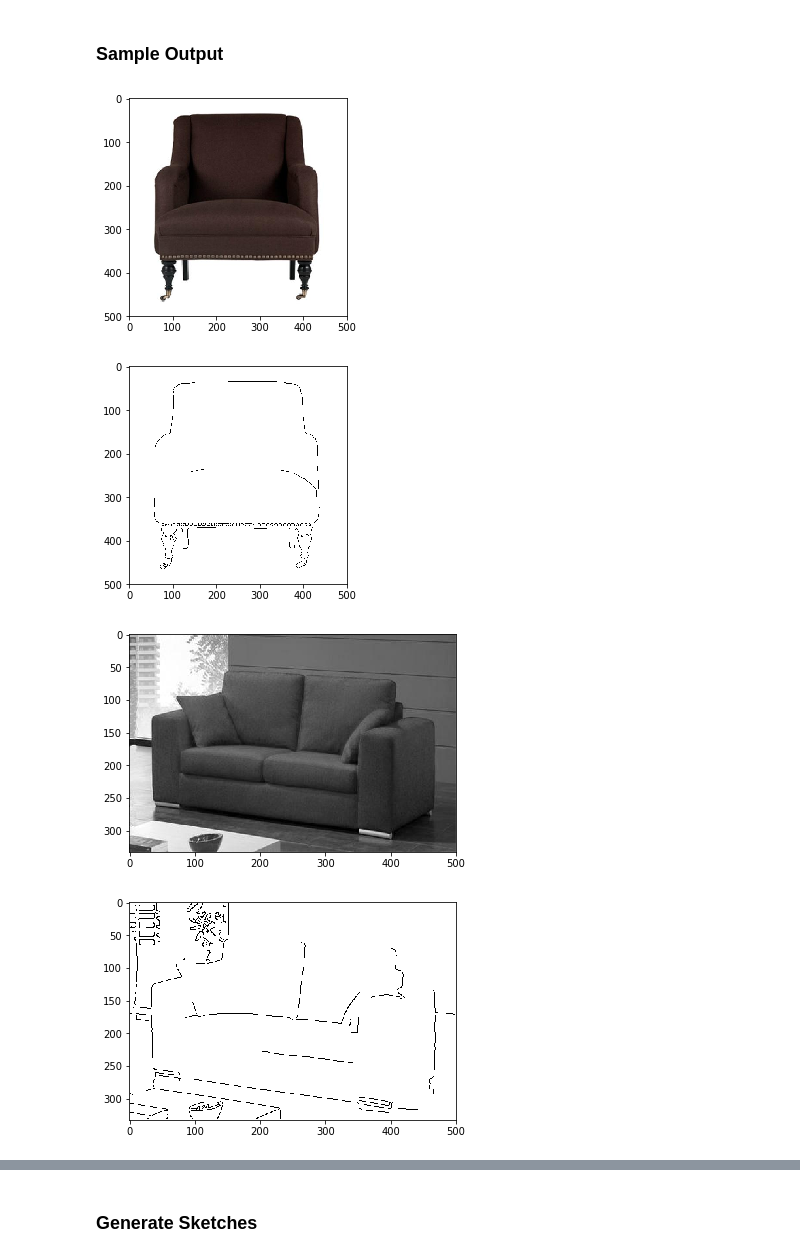
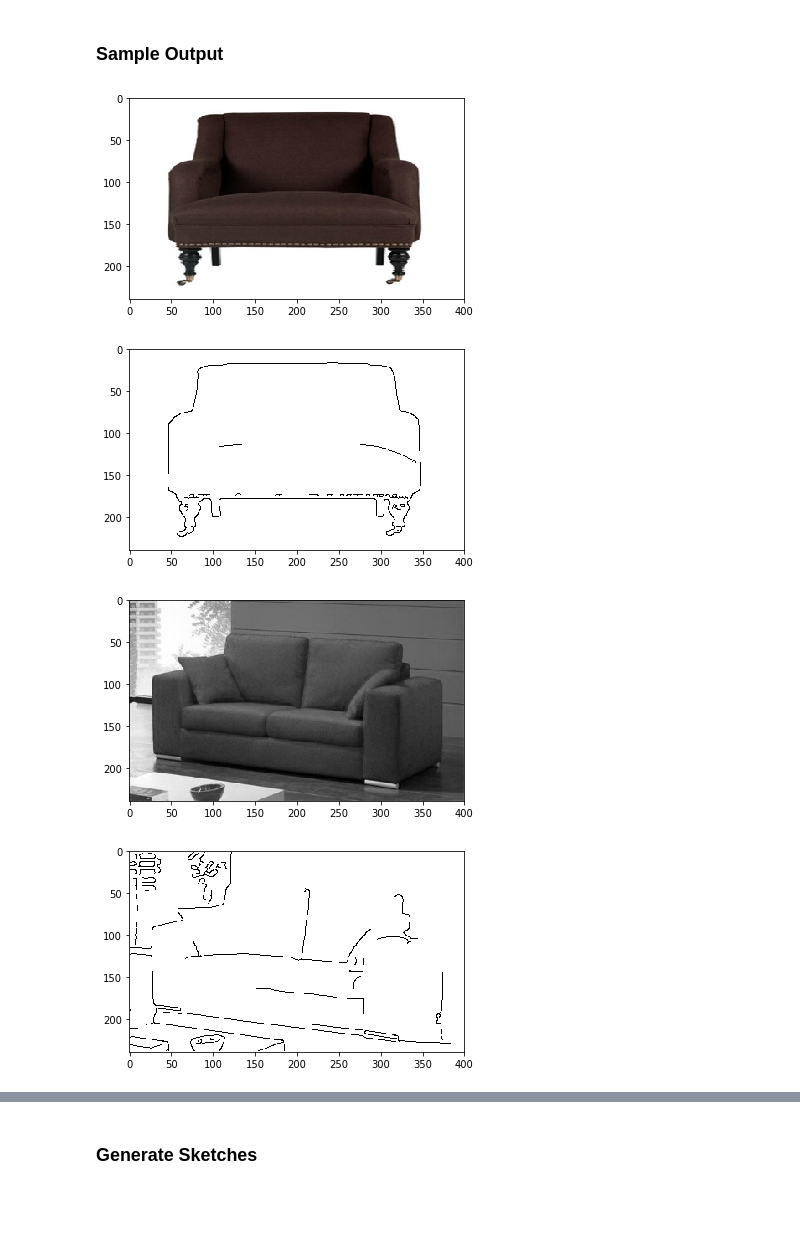
Before and after one commit to nina-hua/DesignGenerator, a Jupyter notebook: CannyEdgeDetector.ipynb, the cells around one changed output, grey strips where cells are left out. Drawn from its saved outputs; the diff is of its cells as text; code cells hidden in the pictures; blank space fills up the shorter version.

Commit message:
updated paths

```diff
--- a/CannyEdgeDetector.ipynb
+++ b/CannyEdgeDetector.ipynb
@@ -146,17 +146,17 @@ def invert(image):
 # %% [markdown]
 ### Sample Output
 # %%
-PATH = Path("img/sofa")
+PATH = Path("img/resize")
 f = PATH.iterdir()
 
 for i in range(3):
     path = next(f)
     plt.imshow(read_image(path), cmap='gray')
     plt.show()
     plt.imshow(canny_detector(path), cmap='gray')
     plt.show()
 # %% [output]
-[figure, old version]
+[figure, new version]
-[figure, old version]
+[figure, new version]
-[figure, old version]
+[figure, new version]
-[figure, old version]
+[figure, new version]
```
Also changed, not shown: parts of 1 cell of this notebook.
